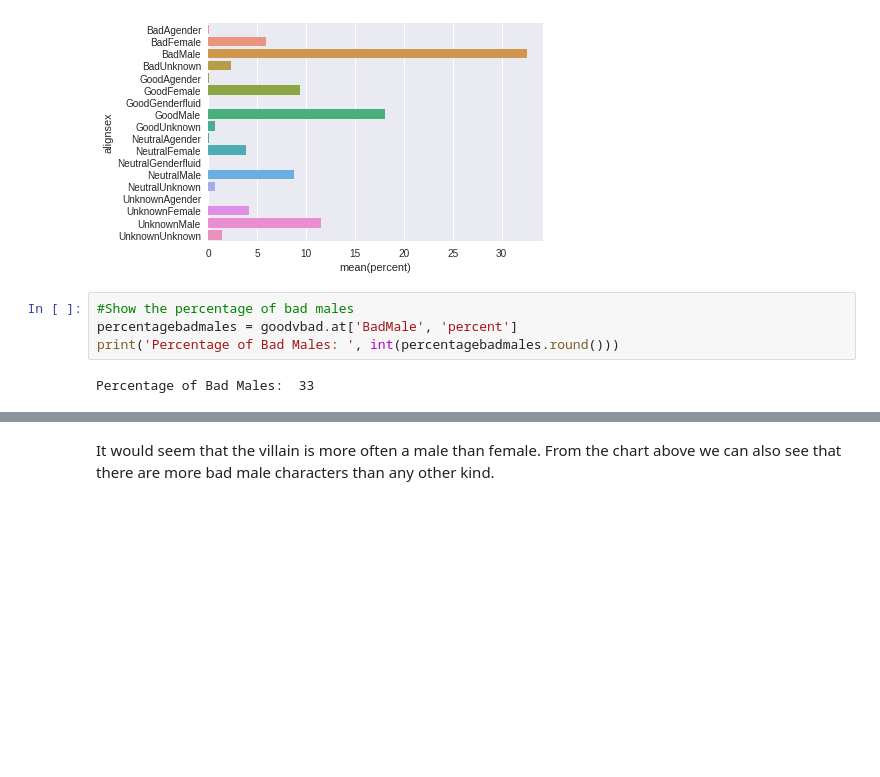
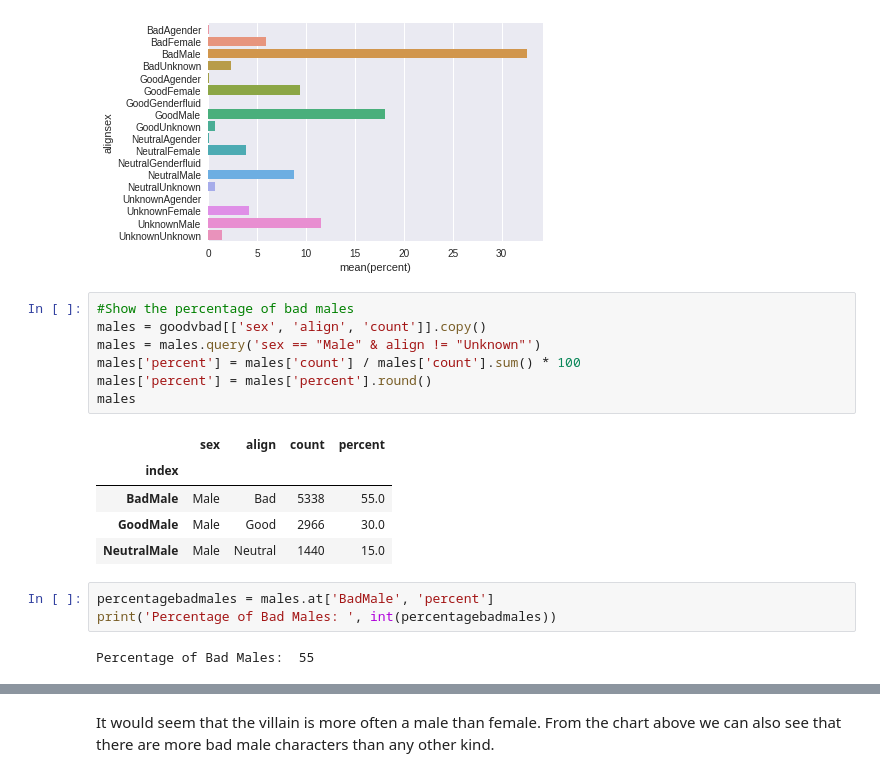
Before and after one commit to westen30/playground, a Jupyter notebook: work/Marvel Comics Data.ipynb, the cells around one changed output, grey strips where cells are left out. Drawn from its saved outputs; the diff is of its cells as text; blank space fills up the shorter version.

```diff
--- a/work/Marvel Comics Data.ipynb
+++ b/work/Marvel Comics Data.ipynb
@@ -239,9 +239,21 @@ sns.barplot(x='percent', y='alignsex', data=goodvbad)
 # %% [output]
 <matplotlib.axes._subplots.AxesSubplot at 0x...>
 [figure]
+# %%
+#Show the percentage of bad males
+males = goodvbad[['sex', 'align', 'count']].copy()
+males = males.query('sex == "Male" & align != "Unknown"')
+males['percent'] = males['count'] / males['count'].sum() * 100
+males['percent'] = males['percent'].round()
+males
+# %% [output]
+|  | sex | align | count | percent |
+| index |  |  |  |  |
+| BadMale | Male | Bad | 5338 | 55.0 |
+| GoodMale | Male | Good | 2966 | 30.0 |
+| NeutralMale | Male | Neutral | 1440 | 15.0 |
 # %%
-#Show the percentage of bad males
-percentagebadmales = goodvbad.at['BadMale', 'percent']
-print('Percentage of Bad Males: ', int(percentagebadmales.round()))
+percentagebadmales = males.at['BadMale', 'percent']
+print('Percentage of Bad Males: ', int(percentagebadmales))
 # %% [output]
-Percentage of Bad Males:  33
+Percentage of Bad Males:  55
```
Also changed, not shown: parts of 2 cells of this notebook.
